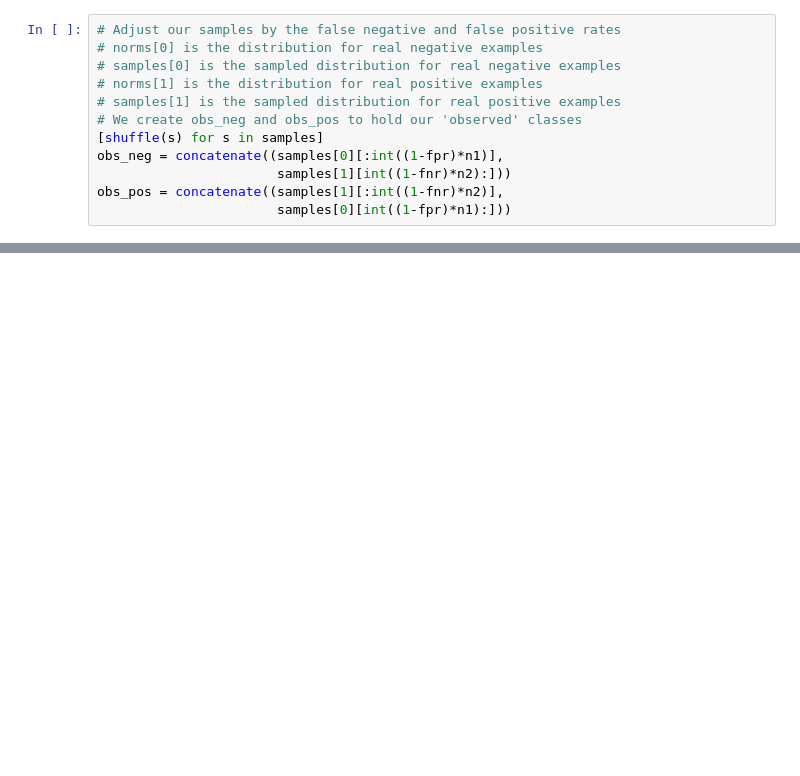
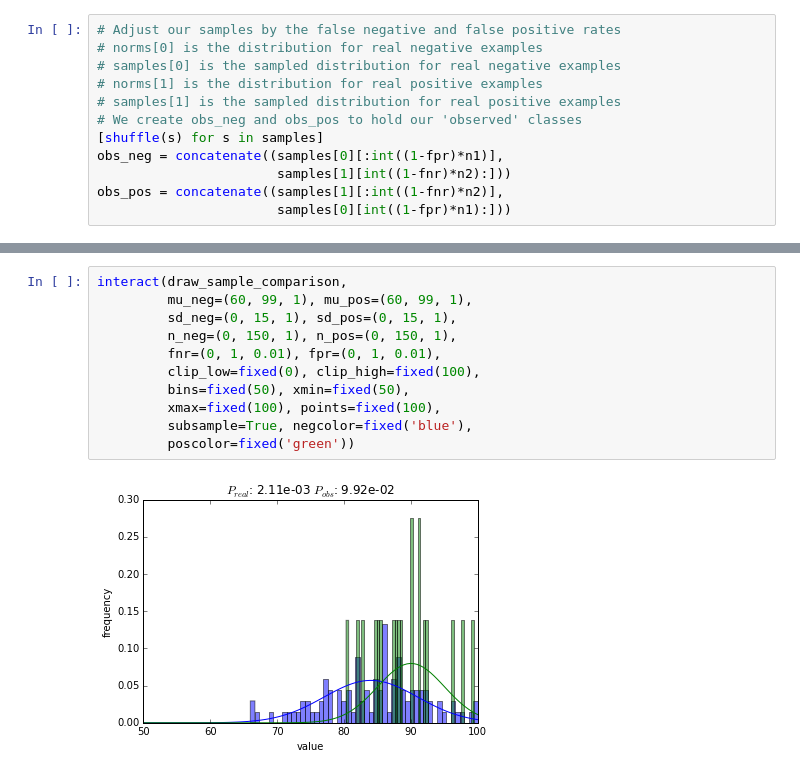
Before and after one commit to widdowquinn/notebooks, a Jupyter notebook: sampling_fnr_fpr.ipynb, the cells around one changed output, grey strips where cells are left out. Drawn from its saved outputs; the diff is of its cells as text; blank space fills up the shorter version.

```diff
--- a/sampling_fnr_fpr.ipynb
+++ b/sampling_fnr_fpr.ipynb
@@ -108,0 +258,13 @@ obs_neg.std(), obs_pos.std()
+# %%
+interact(draw_sample_comparison,
+         mu_neg=(60, 99, 1), mu_pos=(60, 99, 1),
+         sd_neg=(0, 15, 1), sd_pos=(0, 15, 1),
+         n_neg=(0, 150, 1), n_pos=(0, 150, 1),
+         fnr=(0, 1, 0.01), fpr=(0, 1, 0.01),
+         clip_low=fixed(0), clip_high=fixed(100),
+         bins=fixed(50), xmin=fixed(50),
+         xmax=fixed(100), points=fixed(100),
+         subsample=True, negcolor=fixed('blue'),
+         poscolor=fixed('green'))
+# %% [output]
+[figure, added]
```
Also changed, not shown: parts of 14 cells of this notebook.
